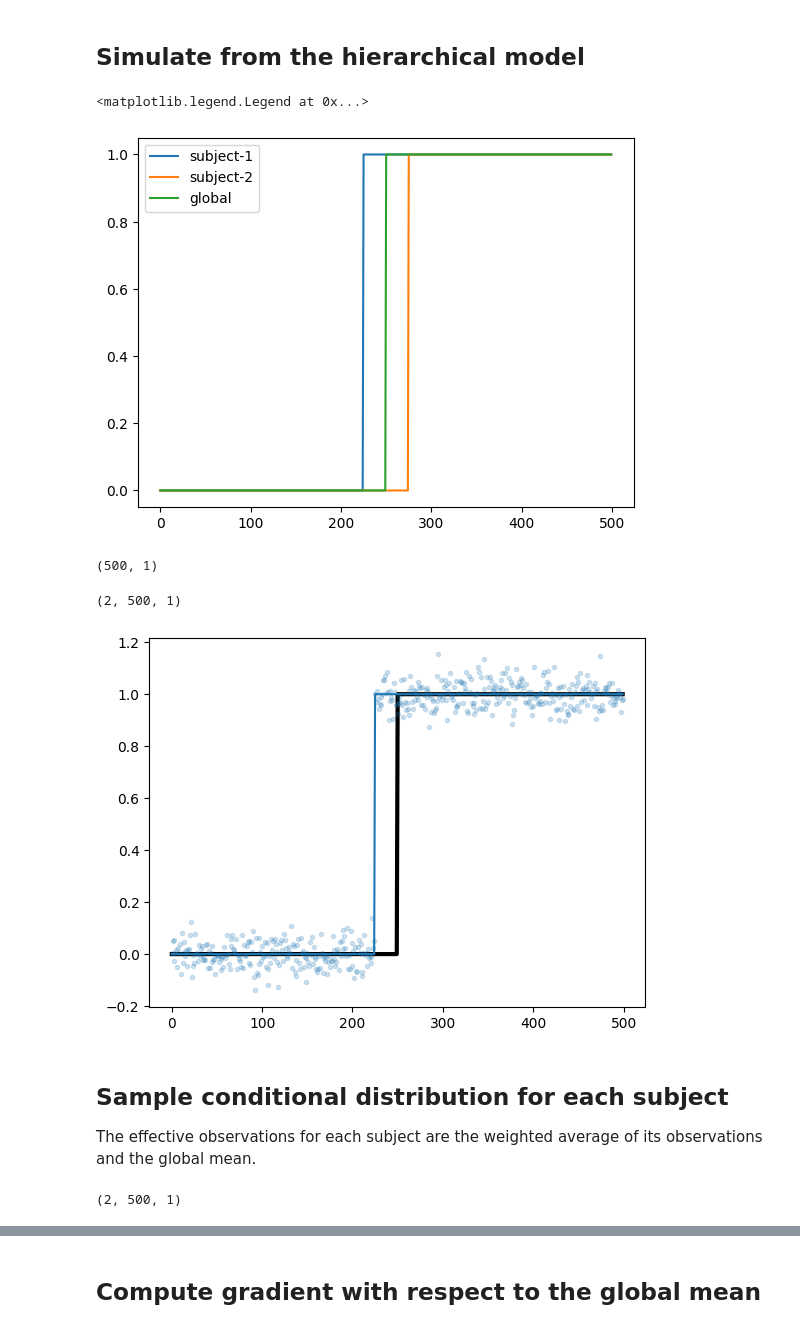
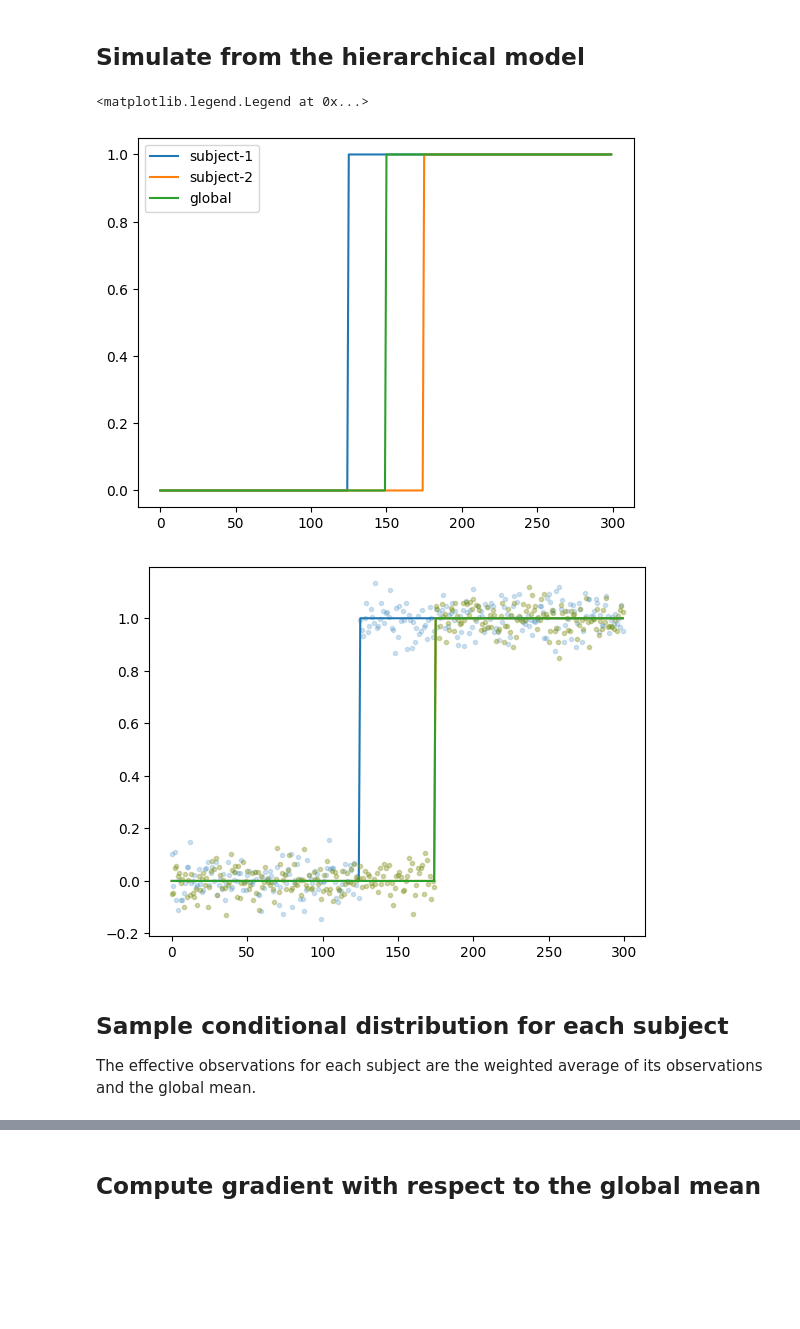
Before and after one commit to emdupre/bayes-ca, a Jupyter notebook: experiments/hierarchical_stagger_jump.ipynb, the cells around one changed output, grey strips where cells are left out. Drawn from its saved outputs; the diff is of its cells as text; code cells hidden in the pictures; blank space fills up the shorter version.

```diff
--- a/experiments/hierarchical_stagger_jump.ipynb
+++ b/experiments/hierarchical_stagger_jump.ipynb
@@ -54,17 +91,17 @@ this_key, key = jr.split(key)
 subj_obs = tfd.Normal(true_subj_means, jnp.sqrt(sigmasq_obs)).sample(seed=this_key)
 # %%
 true_global_means = jnp.concatenate((
-    jnp.zeros((250, num_features)),
-    jnp.ones((250, num_features))
+    jnp.zeros((150, num_features)),
+    jnp.ones((150, num_features))
 ))
 
 true_subj_one = jnp.concatenate((
-    jnp.zeros((225, num_features)),
-    jnp.ones((275, num_features))
+    jnp.zeros((125, num_features)),
+    jnp.ones((175, num_features))
 ))
 true_subj_two = jnp.concatenate((
-    jnp.zeros((275, num_features)),
-    jnp.ones((225, num_features))
+    jnp.zeros((175, num_features)),
+    jnp.ones((125, num_features))
 ))
 
 plt.plot(true_subj_one[...,0], label='subject-1')
@@ -73,11 +110,7 @@ plt.plot(true_global_means[...,0], label='global')
 plt.legend()
 # %% [output]
 <matplotlib.legend.Legend at 0x...>
-[figure, old version]
+[figure, new version]
-# %%
-true_subj_one.shape
-# %% [output]
-(500, 1)
 # %%
 true_subj_means = jnp.stack((true_subj_one, true_subj_two), axis=0)
 
@@ -86,21 +119,12 @@ this_key, key = jr.split(key)
 _sample_one_obs = lambda key: tfd.Normal(true_subj_means, jnp.sqrt(sigmasq_obs)).sample(seed=key)
 
 _, subj_obs = vmap(_sample_one_obs)(jr.split(this_key, num_subjects))
-# %%
-true_subj_means.shape
-# %% [output]
-(2, 500, 1)
 # %%
-plt.plot(true_global_means, '-k', lw=3)
-# plt.plot(subj_means.mean(axis=0))
-# plt.plot(subj_obs.mean(axis=0))
-
-for i in range(1):
-    l = plt.plot(true_subj_means[i], alpha=1)[0]
+for i in range(2):
+    l = plt.plot(true_subj_means[i], alpha=1, label=f'$\mu^n$ for subj. {i}')[0]
     plt.plot(subj_obs[i], '.', color=l.get_color(), alpha=0.2)
-# plt.xlim(0, 250)
 # %% [output]
-[figure, old version]
+[figure, new version]
 # %% [markdown]
 ## Sample conditional distribution for each subject
 
@@ -126,7 +133,3 @@ def gibbs_sample_subject_means(key,
 key = jr.PRNGKey(0)
 subj_means = gibbs_sample_subject_means(
     key, subj_obs, sigmasq_obs, true_global_means, sigmasq_subj, mu_pri, sigmasq_pri, hazard_rates)
-# %%
-subj_means.shape
-# %% [output]
-(2, 500, 1)
```
Also changed, not shown: parts of 17 cells of this notebook.
